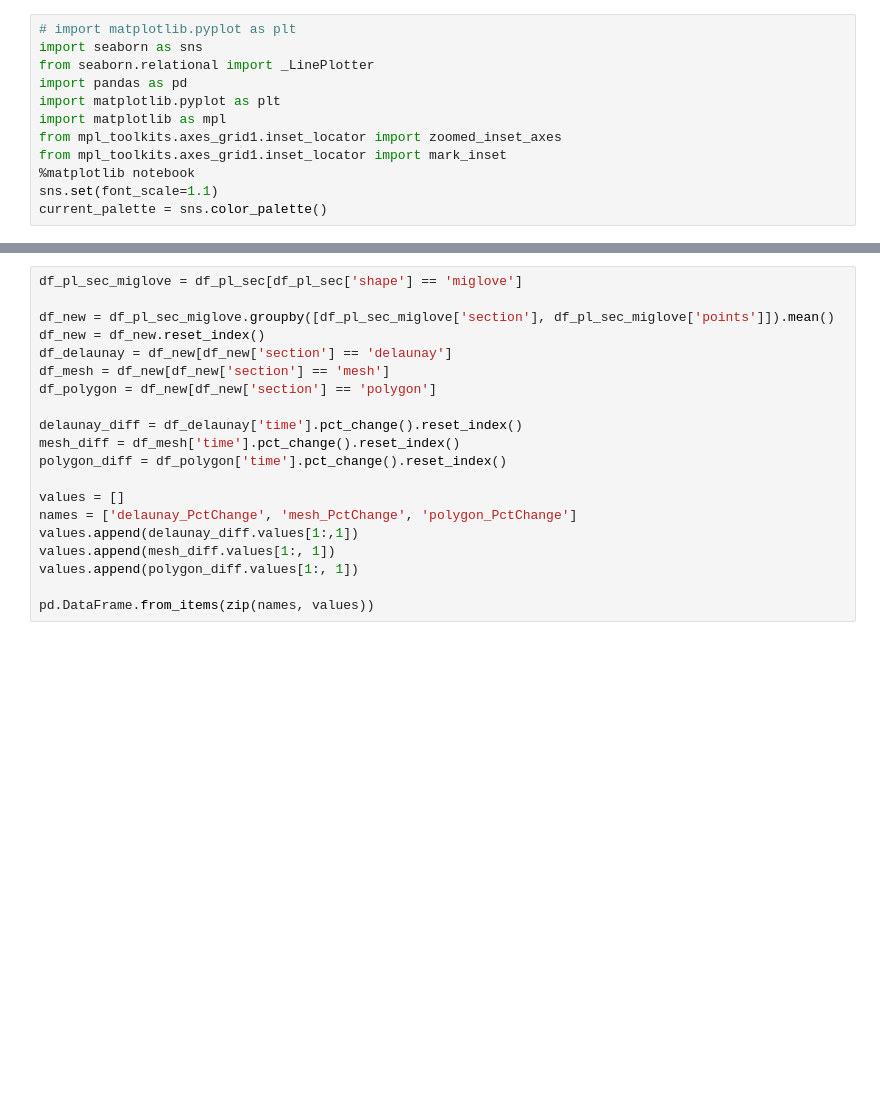
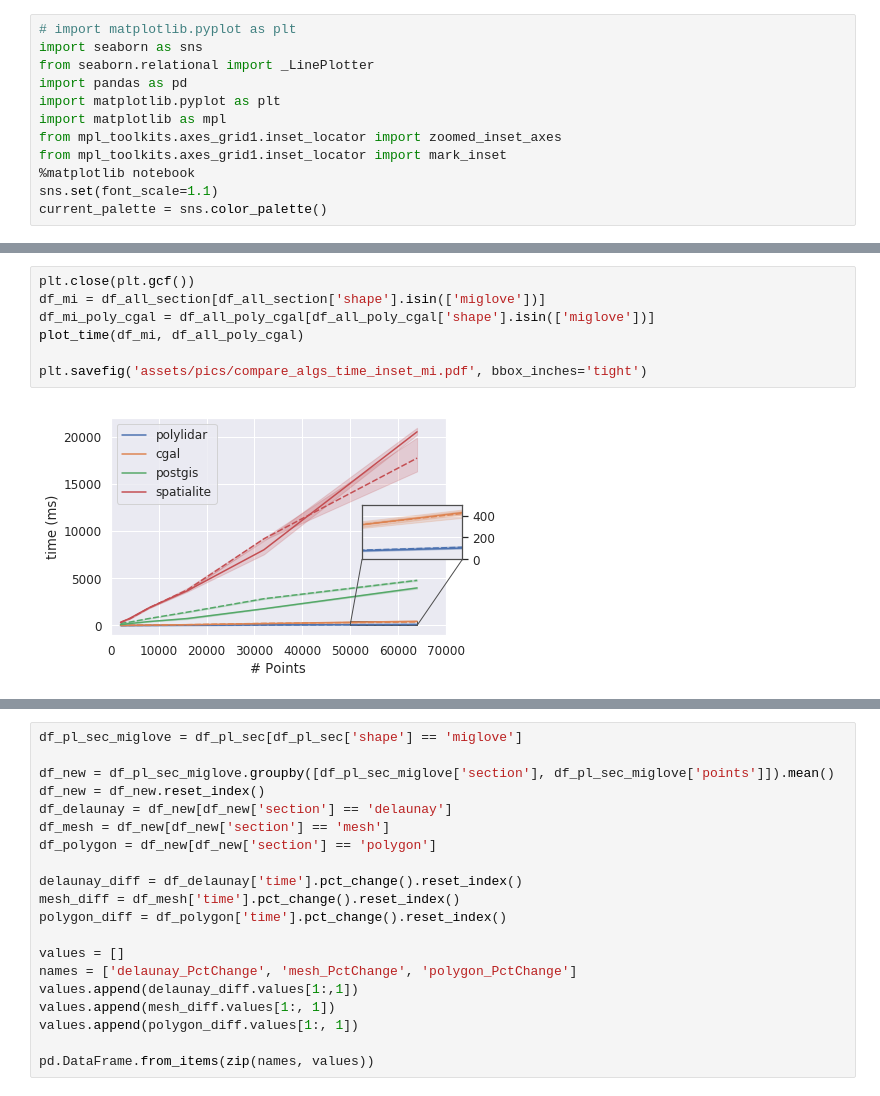
Before and after one commit to JeremyBYU/concavehull-evaluation, a Jupyter notebook: analysis/analysis.ipynb, the cells around one changed output, grey strips where cells are left out. Cells and saved outputs as stored; diff of their text form; blank space fills up the shorter version.

```diff
--- a/analysis/analysis.ipynb
+++ b/analysis/analysis.ipynb
@@ -136,0 +122,9 @@ plt.savefig('assets/pics/compare_algs_accuracy.pdf', bbox_inches='tight')
+# %%
+plt.close(plt.gcf())
+df_mi = df_all_section[df_all_section['shape'].isin(['miglove'])]
+df_mi_poly_cgal = df_all_poly_cgal[df_all_poly_cgal['shape'].isin(['miglove'])]
+plot_time(df_mi, df_all_poly_cgal)
+
+plt.savefig('assets/pics/compare_algs_time_inset_mi.pdf', bbox_inches='tight')
+# %% [output]
+[figure, added]
```
Also changed, not shown: parts of 10 cells of this notebook, 2 other files.
